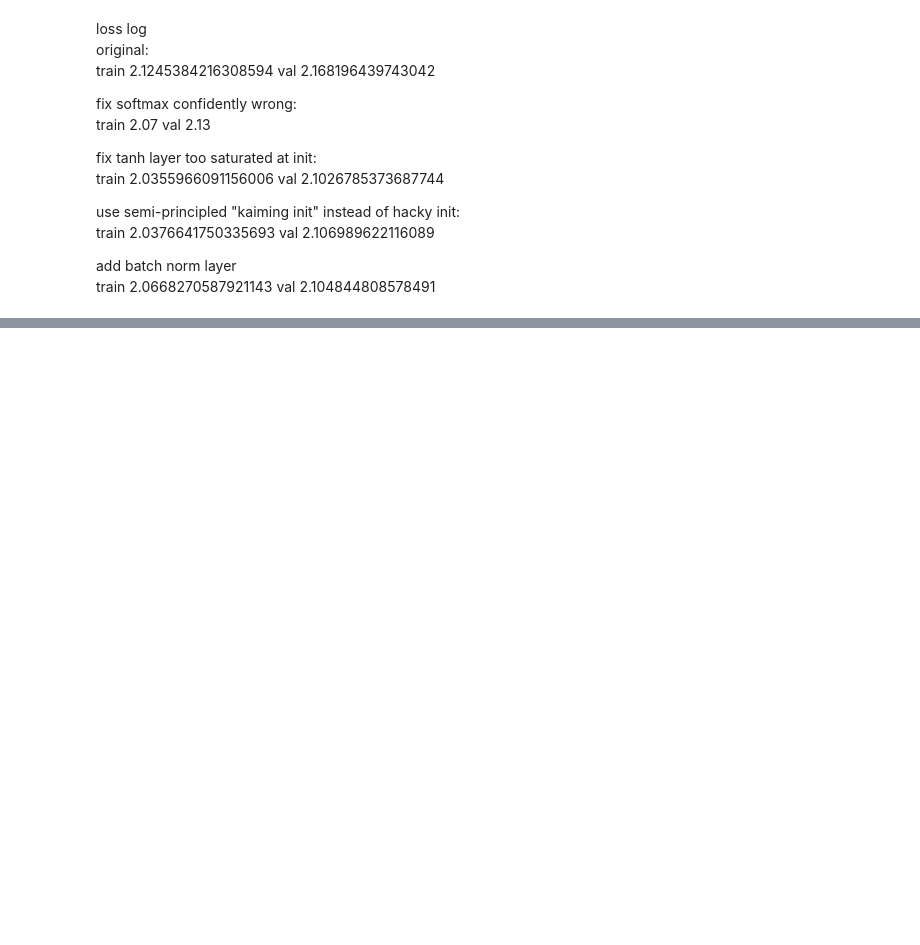
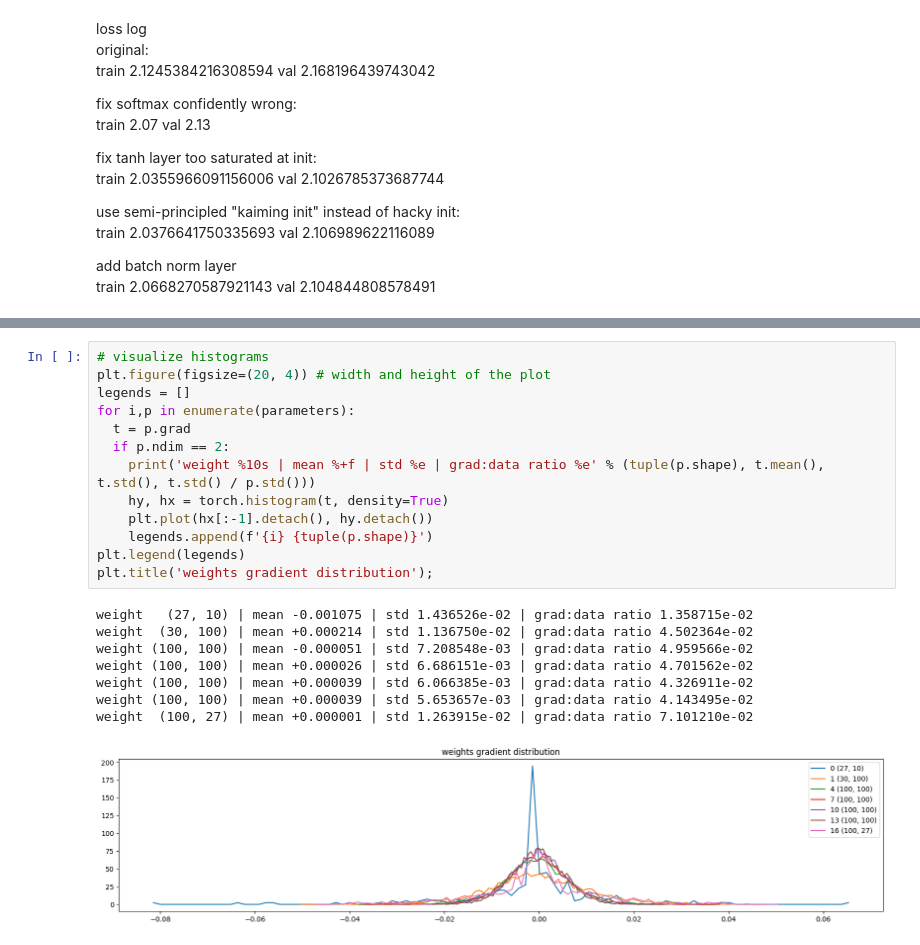
Before and after one commit to satvikg2002/neural-nets, a Jupyter notebook: building makemore/activations_gradients_batchnorm.ipynb, the cells around one changed output, grey strips where cells are left out. Saved outputs shown, nothing was run; the diff lists cells and outputs as text; blank space fills up the shorter version.

```diff
--- a/building makemore/activations_gradients_batchnorm.ipynb
+++ b/building makemore/activations_gradients_batchnorm.ipynb
@@ -281,0 +464,22 @@ train 2.0668270587921143 val 2.104844808578491
+# %%
+# visualize histograms
+plt.figure(figsize=(20, 4)) # width and height of the plot
+legends = []
+for i,p in enumerate(parameters):
+  t = p.grad
+  if p.ndim == 2:
+    print('weight %10s | mean %+f | std %e | grad:data ratio %e' % (tuple(p.shape), t.mean(), t.std(), t.std() / p.std()))
+    hy, hx = torch.histogram(t, density=True)
+    plt.plot(hx[:-1].detach(), hy.detach())
+    legends.append(f'{i} {tuple(p.shape)}')
+plt.legend(legends)
+plt.title('weights gradient distribution');
+# %% [output]
+weight   (27, 10) | mean -0.001075 | std 1.436526e-02 | grad:data ratio 1.358715e-02
+weight  (30, 100) | mean +0.000214 | std 1.136750e-02 | grad:data ratio 4.502364e-02
+weight (100, 100) | mean -0.000051 | std 7.208548e-03 | grad:data ratio 4.959566e-02
+weight (100, 100) | mean +0.000026 | std 6.686151e-03 | grad:data ratio 4.701562e-02
+weight (100, 100) | mean +0.000039 | std 6.066385e-03 | grad:data ratio 4.326911e-02
+weight (100, 100) | mean +0.000039 | std 5.653657e-03 | grad:data ratio 4.143495e-02
+weight  (100, 27) | mean +0.000001 | std 1.263915e-02 | grad:data ratio 7.101210e-02
+[figure, added]
```
Also changed, not shown: parts of 8 cells of this notebook.
